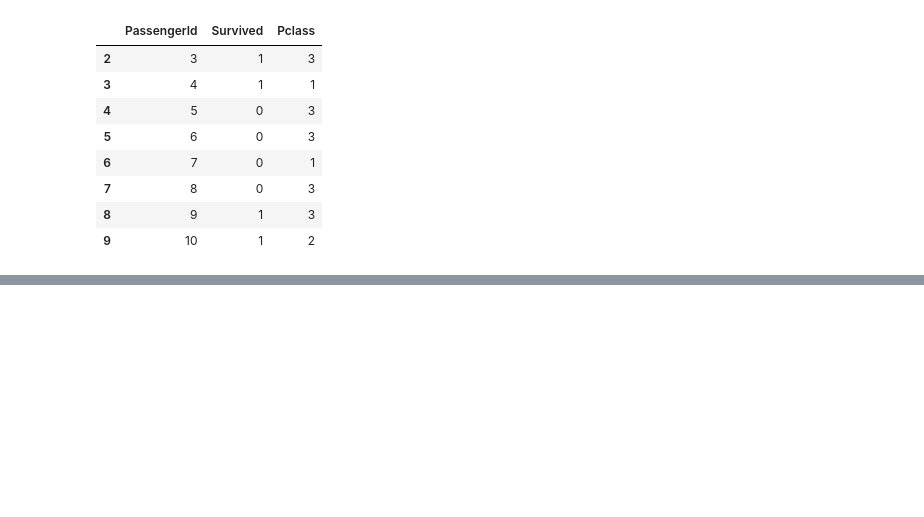
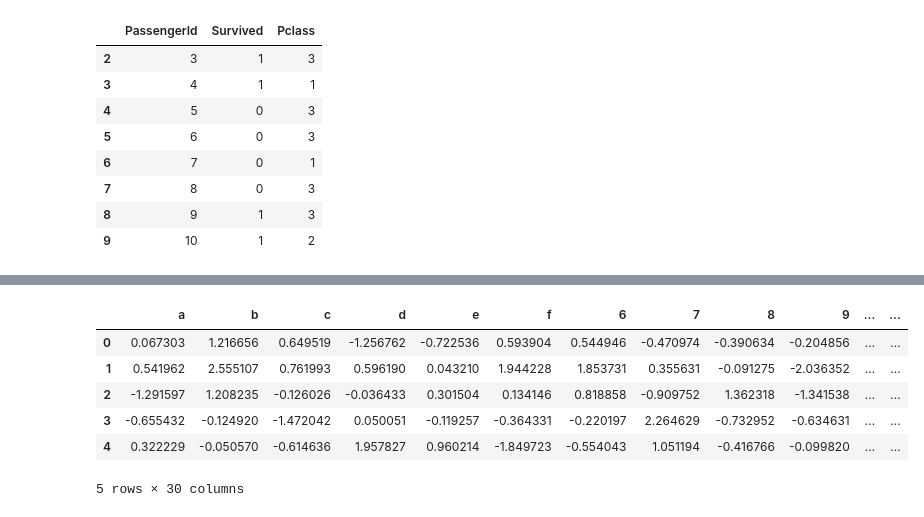
Before and after one commit to deepaknandeshwar17/LIT-py, a Jupyter notebook: pandas_practice.ipynb, the cells around one changed output, grey strips where cells are left out. Drawn from its saved outputs; the diff is of its cells as text; code cells hidden in the pictures; blank space fills up the shorter version.

```diff
--- a/pandas_practice.ipynb
+++ b/pandas_practice.ipynb
@@ -121,0 +266,15 @@ titanic_data.iloc[2:10,0:3]
+# %%
+import numpy as np
+named = list('abcdef')
+n = 30
+column = named + [str(i) for i in range(len(named), n)]
+df = pd.DataFrame(np.random.randn(n,n), columns=column)
+df.head()
+# %% [output]
+|  | a | b | c | d | e | f | 6 | 7 | 8 | 9 | ... | ... |
+| 0 | 0.067303 | 1.216656 | 0.649519 | -1.256762 | -0.722536 | 0.593904 | 0.544946 | -0.470974 | -0.390634 | -0.204856 | ... | ... |
+| 1 | 0.541962 | 2.555107 | 0.761993 | 0.596190 | 0.043210 | 1.944228 | 1.853731 | 0.355631 | -0.091275 | -2.036352 | ... | ... |
+| 2 | -1.291597 | 1.208235 | -0.126026 | -0.036433 | 0.301504 | 0.134146 | 0.818858 | -0.909752 | 1.362318 | -1.341538 | ... | ... |
+| 3 | -0.655432 | -0.124920 | -1.472042 | 0.050051 | -0.119257 | -0.364331 | -0.220197 | 2.264629 | -0.732952 | -0.634631 | ... | ... |
+| 4 | 0.322229 | -0.050570 | -0.614636 | 1.957827 | 0.960214 | -1.849723 | -0.554043 | 1.051194 | -0.416766 | -0.099820 | ... | ... |
+5 rows × 30 columns
```
Also changed, not shown: parts of 18 cells of this notebook, 2 other files.
